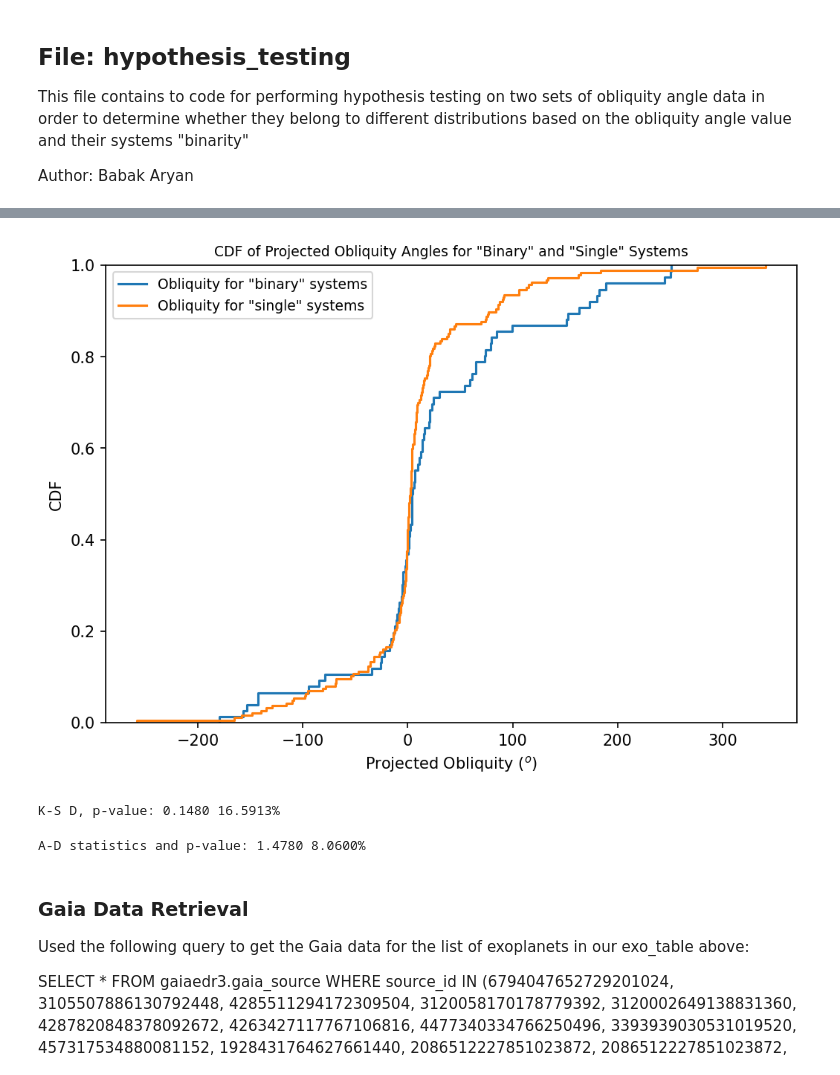
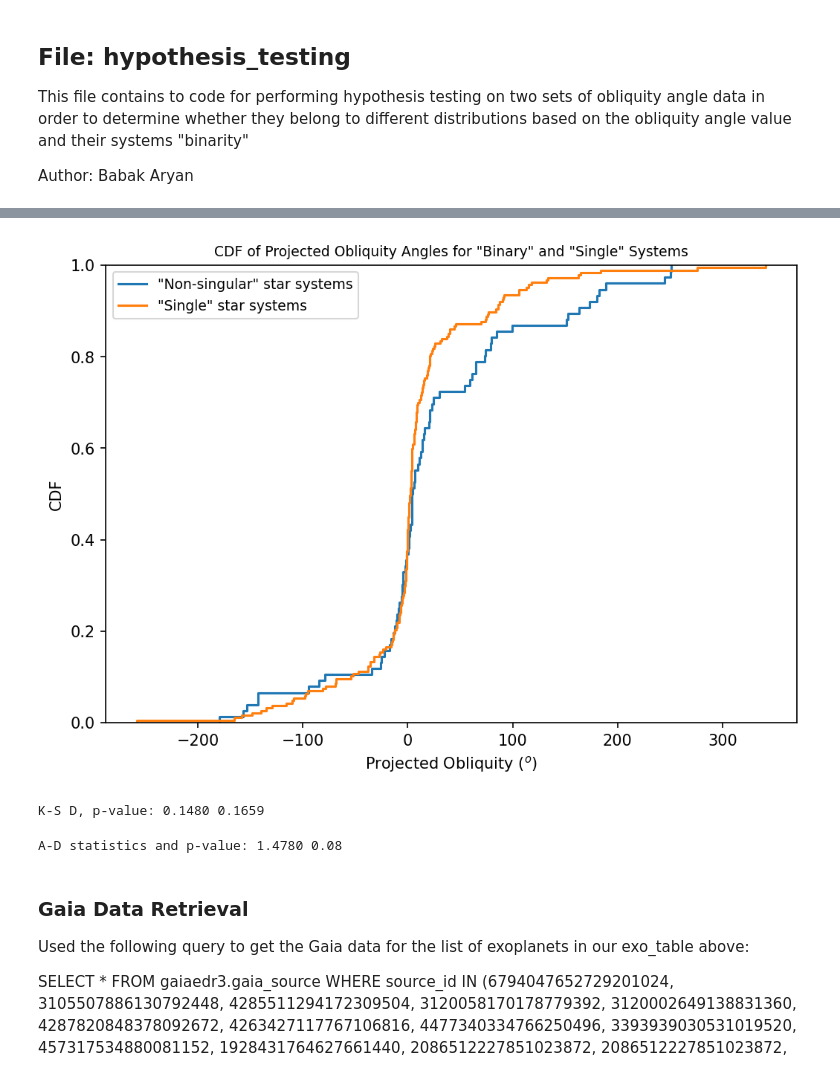
Before and after one commit to baryan/ASTR154-ProjectedObliquity, a Jupyter notebook: src/hypothesis_testing.ipynb, the cells around one changed output, grey strips where cells are left out. Drawn from its saved outputs; the diff is of its cells as text; code cells hidden in the pictures.

```diff
--- a/src/hypothesis_testing.ipynb
+++ b/src/hypothesis_testing.ipynb
@@ -60,36 +60,36 @@ plt.show()
 # %%
 # Set the figure size
 fig_w = 8
 fig_h = fig_w * 6 / 9
 plt.figure(figsize=[fig_w, fig_h], dpi=150)
 
 # Plot a histogram of the the two lists ('binary_sys' and 'single_sys')
 plt.ecdf(binary_sys['pl_projobliq']);
 plt.ecdf(single_sys['pl_projobliq']);
 plt.title('CDF of Projected Obliquity Angles for "Binary" and "Single" Systems', fontsize=9);
 plt.xlabel('Projected Obliquity $(^o)$');
 plt.ylabel('CDF');
-plt.legend(['Obliquity for "binary" systems', 'Obliquity for "single" systems'], fontsize=9, loc=2);
+plt.legend(['"Non-singular" star systems', '"Single" star systems'], fontsize=9, loc=2);
 
 plt.show()
 # %% [output]
-[figure, old version]
+[figure, new version]
 # %%
 from scipy import stats
 # %%
 # Calculating D and p-value for the 2-sample K-S test on the two datasets
 # ('binary_sys' vs. 'single_sys')
 ks_d, ks_p = stats.kstest(binary_sys['pl_projobliq'], single_sys['pl_projobliq'])
-print(f'K-S D, p-value: {ks_d:0.4f} {ks_p:0.4%}')
+print(f'K-S D, p-value: {ks_d:0.4f} {ks_p:0.4}')
 # %% [output]
-K-S D, p-value: 0.1480 16.5913%
+K-S D, p-value: 0.1480 0.1659
 # %%
 # Calculating the D and p-value for k-sample Anderson-Darling (A-D) test
 #  on the two datasets ('binary_sys' vs. 'single_sys')
 ad = stats.anderson_ksamp([binary_sys['pl_projobliq'], single_sys['pl_projobliq']], variant='midrank', method=stats.PermutationMethod());
-print(f'A-D statistics and p-value: {ad.statistic:0.4f} {ad.pvalue:0.4%}')
+print(f'A-D statistics and p-value: {ad.statistic:0.4f} {ad.pvalue:0.4}')
 # %% [output]
-A-D statistics and p-value: 1.4780 8.0600%
+A-D statistics and p-value: 1.4780 0.08
 # %% [markdown]
 ### Gaia Data Retrieval ###
 
```
Also changed, not shown: parts of 5 cells of this notebook.
